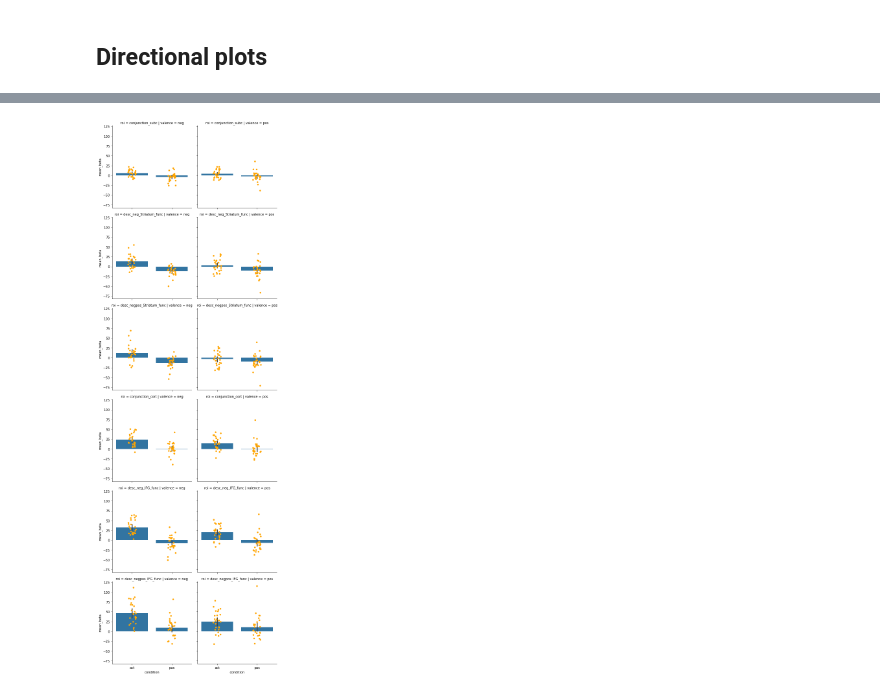
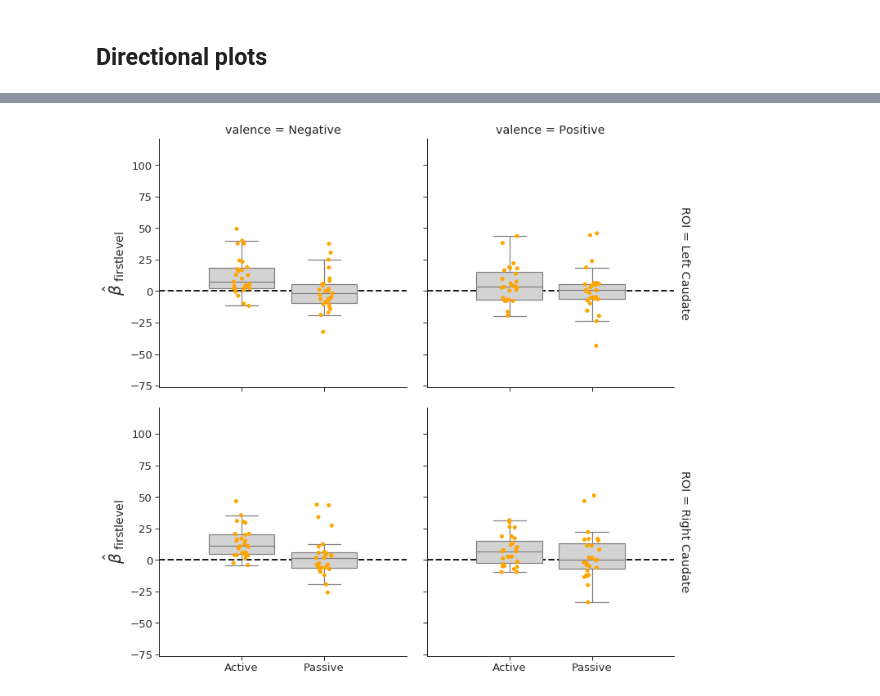
Before and after one commit to lukassnoek/MorbidCuriosityFMRI, a Jupyter notebook: code/plotting/plot_notebook.ipynb, the cells around one changed output, grey strips where cells are left out. Saved outputs shown, nothing was run; the diff lists cells and outputs as text; code cells hidden in the pictures.

```diff
--- a/code/plotting/plot_notebook.ipynb
+++ b/code/plotting/plot_notebook.ipynb
@@ -391,6 +393,20 @@ See the caveats in the documentation: http://pandas.pydata.org/pandas-docs/stabl
-# %%
-g = sns.FacetGrid(df, row='roi', col='valence', aspect=1, height=4)
-g.map(sns.barplot, 'condition', 'mean_beta');
-g.map(sns.stripplot, 'condition', 'mean_beta', color='orange');
-# %% [output]
-[figure, removed]
+# %%
+dffunc = df.loc[df.ROI.str.contains('Caudate'), :]
+
+bx_kwargs = dict(
+    fliersize=0,
+    saturation=1,
+    color='lightgray'
+)
+sns.set(font_scale=1.5, context='paper', style='ticks')
+
+g = sns.FacetGrid(dffunc, col='valence', row='ROI', aspect=1, height=5, margin_titles=True,)
+g.map(plt.axhline, y=0, ls='--', c='k', lw=2, zorder=-1)
+g.map(sns.boxplot, 'condition', 'beta', **bx_kwargs);
+g.map(sns.stripplot, 'condition', 'beta', color='orange')
+g.set(xlim=(-1, 2), ylim=(-76, 121), xlabel='')
+g.axes[0,0].set_ylabel(r'$\hat{\beta}_{\mathrm{\ firstlevel}}$', fontsize=20)
+g.axes[1,0].set_ylabel(r'$\hat{\beta}_{\mathrm{\ firstlevel}}$', fontsize=20)
+plt.savefig('../figures/figure3.png', dpi=200)
+# %% [output]
+[figure, added]
```
Also changed, not shown: parts of 4 cells of this notebook, 7 other files.
